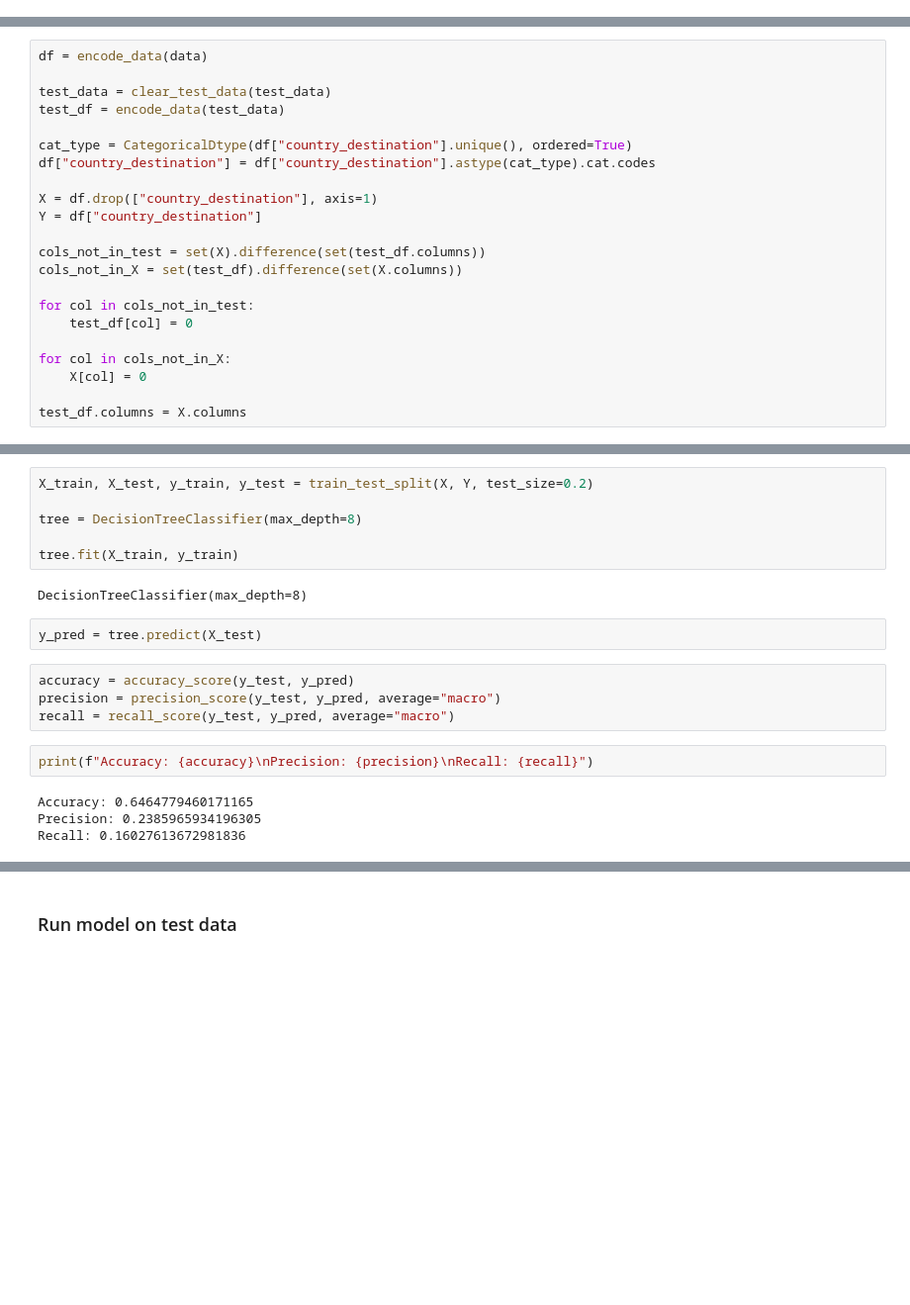
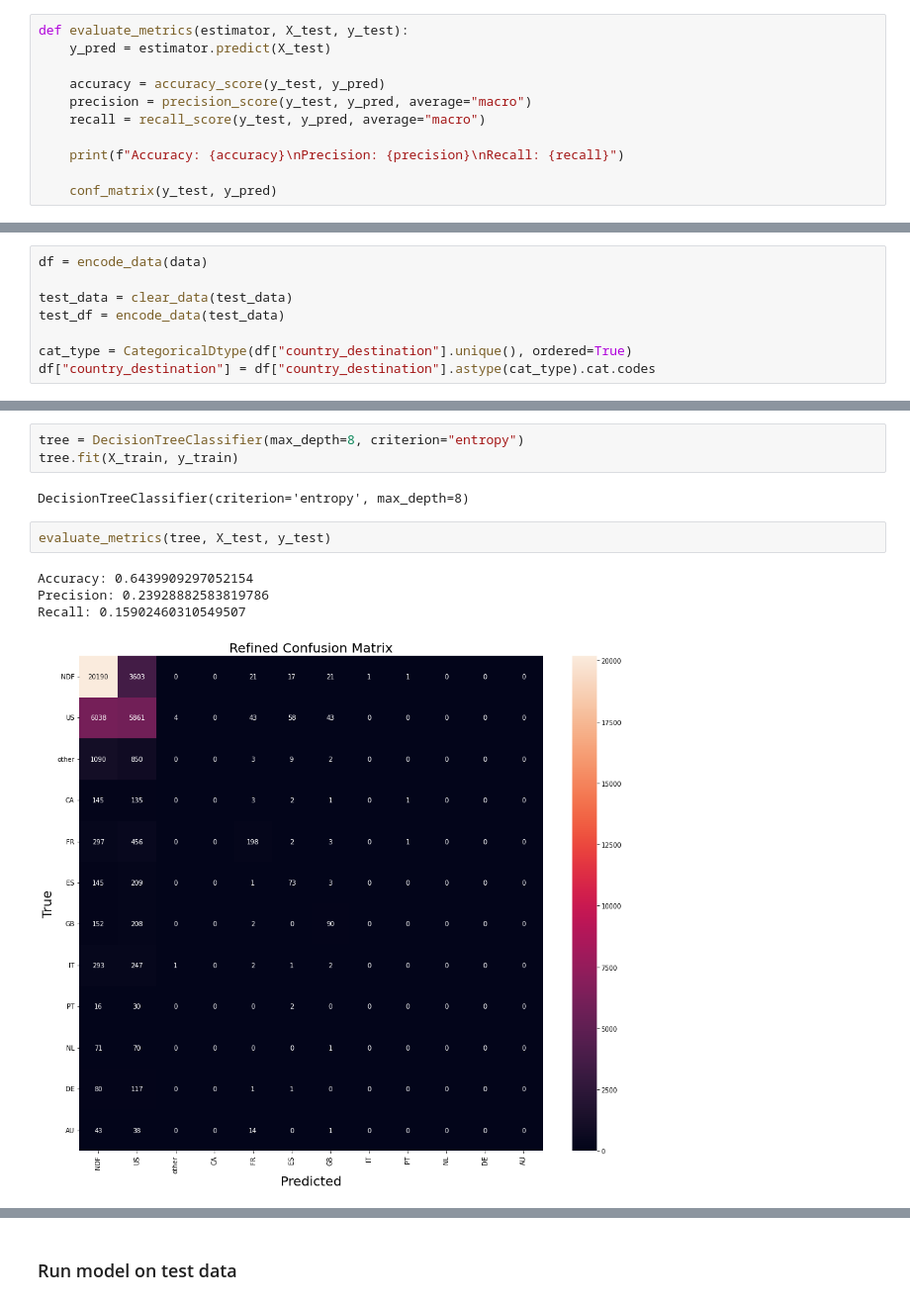
Before and after one commit to fondyu530/ml_task, a Jupyter notebook: ML_model_training.ipynb, the cells around one changed output, grey strips where cells are left out. Shown: that part at 99% size. Cells and saved outputs as stored; diff of their text form; blank space fills up the shorter version.

```diff
--- a/ML_model_training.ipynb
+++ b/ML_model_training.ipynb
@@ -58,0 +94,11 @@ def encode_data(data):
+# %%
+def evaluate_metrics(estimator, X_test, y_test):
+    y_pred = estimator.predict(X_test)
+
+    accuracy = accuracy_score(y_test, y_pred)
+    precision = precision_score(y_test, y_pred, average="macro")
+    recall = recall_score(y_test, y_pred, average="macro")
+
+    print(f"Accuracy: {accuracy}\nPrecision: {precision}\nRecall: {recall}")
+
+    conf_matrix(y_test, y_pred)
@@ -59,22 +110,8 @@ def encode_data(data):
 # %%
 df = encode_data(data)
 
-test_data = clear_test_data(test_data)
+test_data = clear_data(test_data)
 test_df = encode_data(test_data)
 
 cat_type = CategoricalDtype(df["country_destination"].unique(), ordered=True)
 df["country_destination"] = df["country_destination"].astype(cat_type).cat.codes
-
-X = df.drop(["country_destination"], axis=1)
-Y = df["country_destination"]
-
-cols_not_in_test = set(X).difference(set(test_df.columns))
-cols_not_in_X = set(test_df).difference(set(X.columns))
-
-for col in cols_not_in_test:
-    test_df[col] = 0
-
-for col in cols_not_in_X:
-    X[col] = 0
-
-test_df.columns = X.columns
@@ -83,20 +138,12 @@ test_df.columns = X.columns
-# %%
-X_train, X_test, y_train, y_test = train_test_split(X, Y, test_size=0.2)
-
-tree = DecisionTreeClassifier(max_depth=8)
-
-tree.fit(X_train, y_train)
-# %% [output]
-DecisionTreeClassifier(max_depth=8)
-# %%
-y_pred = tree.predict(X_test)
+# %%
+tree = DecisionTreeClassifier(max_depth=8, criterion="entropy")
+tree.fit(X_train, y_train)
+# %% [output]
+DecisionTreeClassifier(criterion='entropy', max_depth=8)
 # %%
-accuracy = accuracy_score(y_test, y_pred)
-precision = precision_score(y_test, y_pred, average="macro")
-recall = recall_score(y_test, y_pred, average="macro")
+evaluate_metrics(tree, X_test, y_test)
+# %% [output]
+Accuracy: 0.6439909297052154
+Precision: 0.23928882583819786
+Recall: 0.15902460310549507
+[figure, added]
-# %%
-print(f"Accuracy: {accuracy}\nPrecision: {precision}\nRecall: {recall}")
-# %% [output]
-Accuracy: 0.6464779460171165
-Precision: 0.2385965934196305
-Recall: 0.16027613672981836
```
Also changed, not shown: parts of 40 cells of this notebook, 8 other files.
